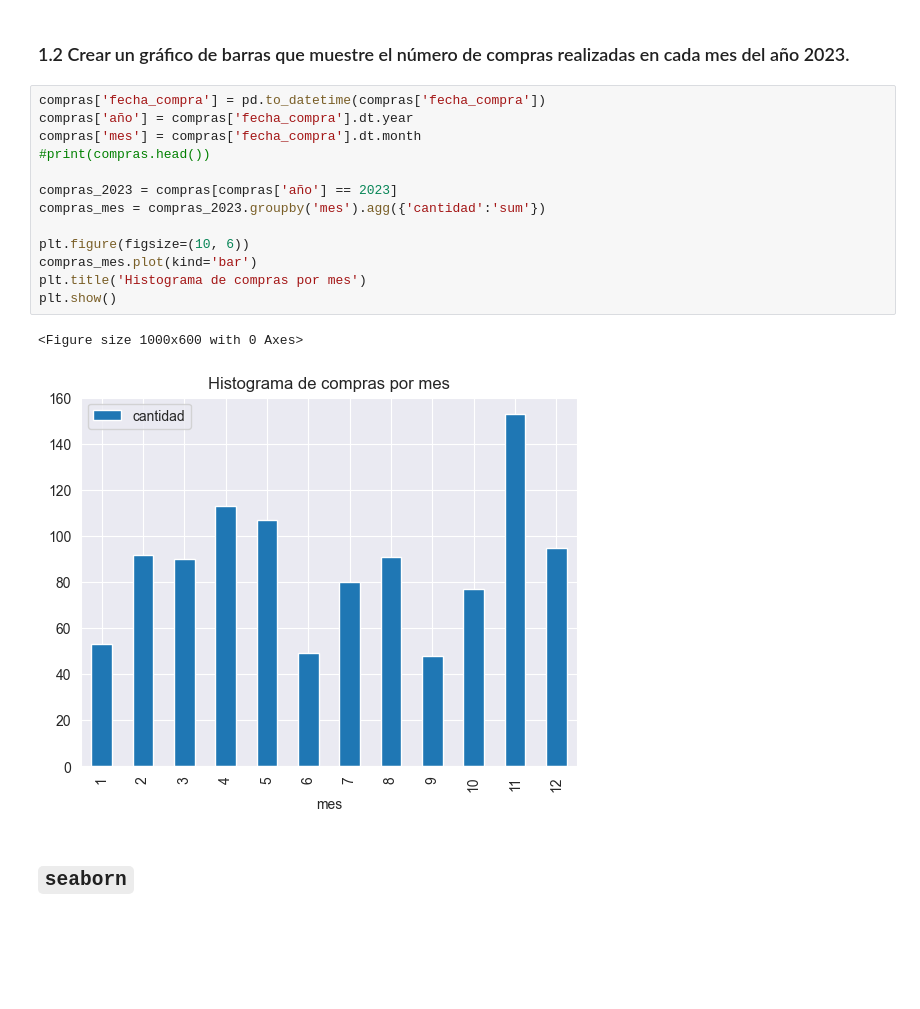
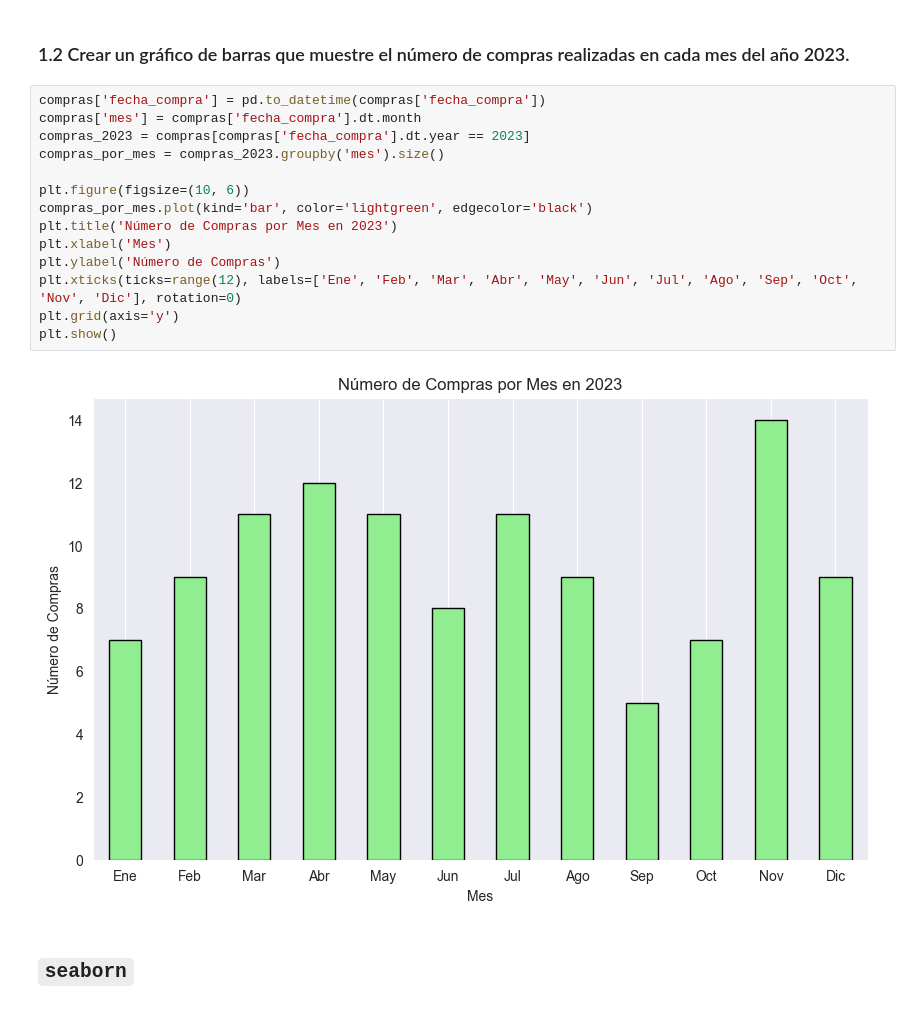
Before and after one commit to guiEmotiv/MSCDIA-2425, a Jupyter notebook: Programación 101/Evaluación continua 9/ec_eda_enunciado.ipynb, the cells around one changed output. Saved outputs shown, nothing was run; the diff lists cells and outputs as text; blank space fills up the shorter version.

```diff
--- a/Programación 101/Evaluación continua 9/ec_eda_enunciado.ipynb
+++ b/Programación 101/Evaluación continua 9/ec_eda_enunciado.ipynb
@@ -49,20 +49,20 @@ plt.show()
 ### 1.2 Crear un gráfico de barras que muestre el número de compras realizadas en cada mes del año 2023.
 # %%
 compras['fecha_compra'] = pd.to_datetime(compras['fecha_compra'])
-compras['año'] = compras['fecha_compra'].dt.year
 compras['mes'] = compras['fecha_compra'].dt.month
-#print(compras.head())
-
-compras_2023 = compras[compras['año'] == 2023]
-compras_mes = compras_2023.groupby('mes').agg({'cantidad':'sum'})
+compras_2023 = compras[compras['fecha_compra'].dt.year == 2023]
+compras_por_mes = compras_2023.groupby('mes').size()
 
 plt.figure(figsize=(10, 6))
-compras_mes.plot(kind='bar')
-plt.title('Histograma de compras por mes')
+compras_por_mes.plot(kind='bar', color='lightgreen', edgecolor='black')
+plt.title('Número de Compras por Mes en 2023')
+plt.xlabel('Mes')
+plt.ylabel('Número de Compras')
+plt.xticks(ticks=range(12), labels=['Ene', 'Feb', 'Mar', 'Abr', 'May', 'Jun', 'Jul', 'Ago', 'Sep', 'Oct', 'Nov', 'Dic'], rotation=0)
+plt.grid(axis='y')
 plt.show()
 # %% [output]
-<Figure size 1000x600 with 0 Axes>
-[figure, old version]
+[figure, new version]
 # %% [markdown]
 ## `seaborn`
 # %%
```
Also changed, not shown: parts of 9 cells of this notebook.
